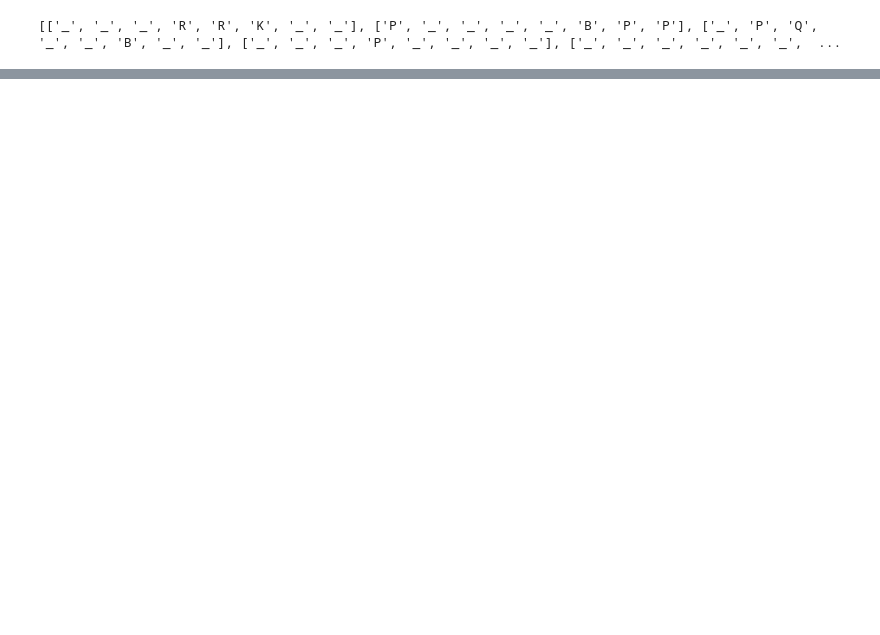
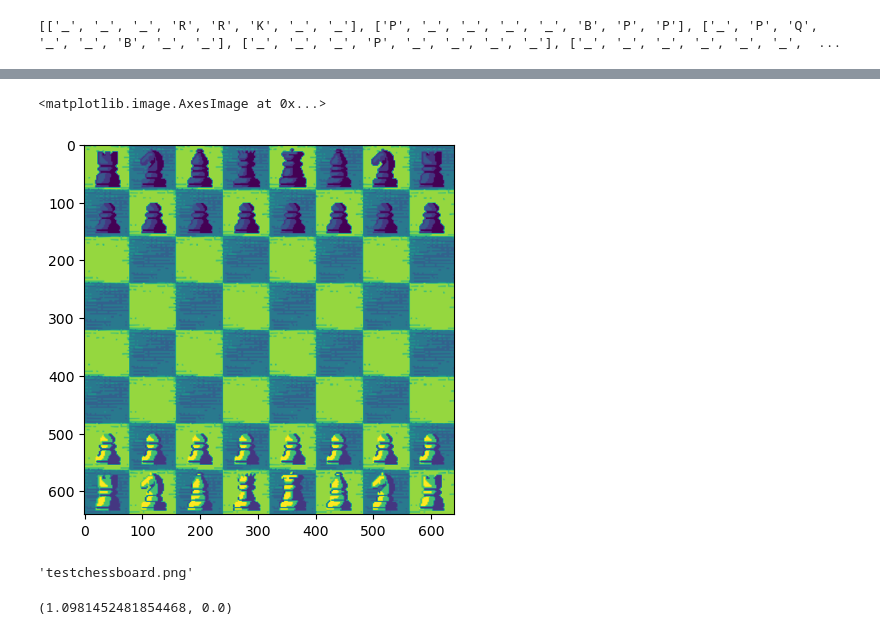
Before and after one commit to JoeErazo/chessboard-analyzer, a Jupyter notebook: analyze_board.ipynb, the cells around one changed output, grey strips where cells are left out. Drawn from its saved outputs; the diff is of its cells as text; code cells hidden in the pictures; blank space fills up the shorter version.

```diff
--- a/analyze_board.ipynb
+++ b/analyze_board.ipynb
@@ -334,3 +330,7 @@ for i, result in enumerate(test_output):
         if j < 7:
             file.write("\n")
     file.close()
+# %%
+board = imread(resize_board_image("testchessboard.png"))
+# %%
+gray_board = grayscale(board)
@@ -336,0 +380,9 @@ for i, result in enumerate(test_output):
+# %%
+plt.imshow(gray_board)
+# %% [output]
+<matplotlib.image.AxesImage at 0x...>
+[figure, added]
+# %%
+resize_board_image("testchessboard.png")
+# %% [output]
+'testchessboard.png'
@@ -336,0 +392,4 @@ for i, result in enumerate(test_output):
+# %%
+np.max(avg_p_r), np.min(avg_p_r)
+# %% [output]
+(1.0981452481854468, 0.0)
```
Also changed, not shown: parts of 15 cells of this notebook.
